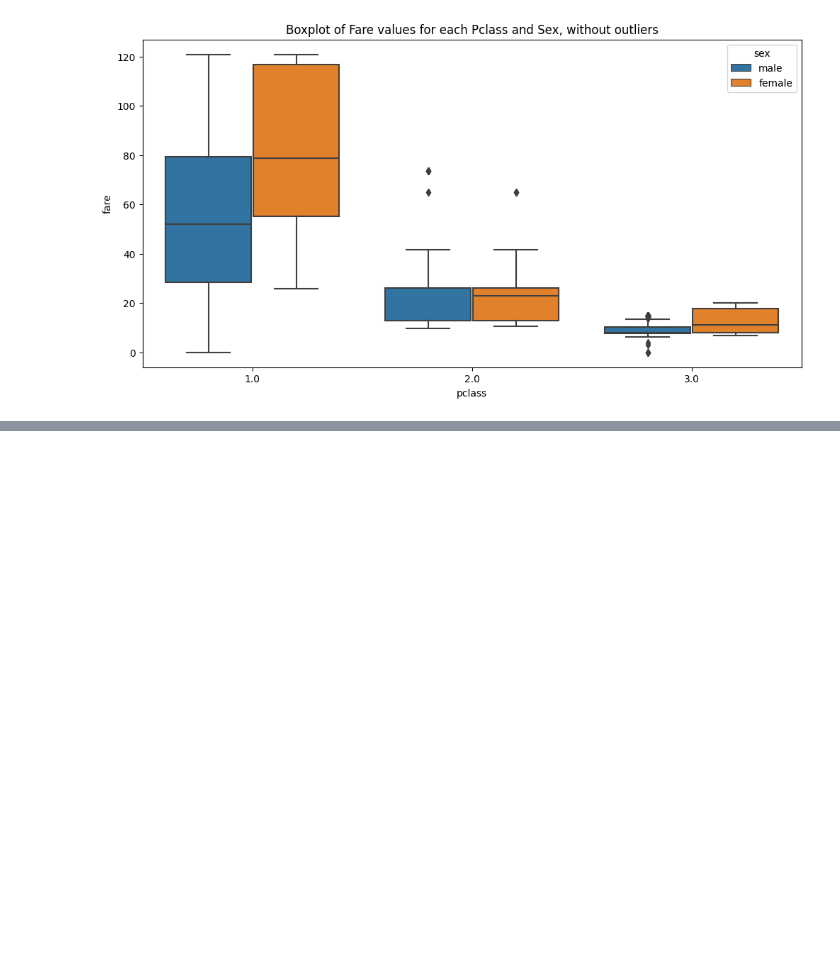
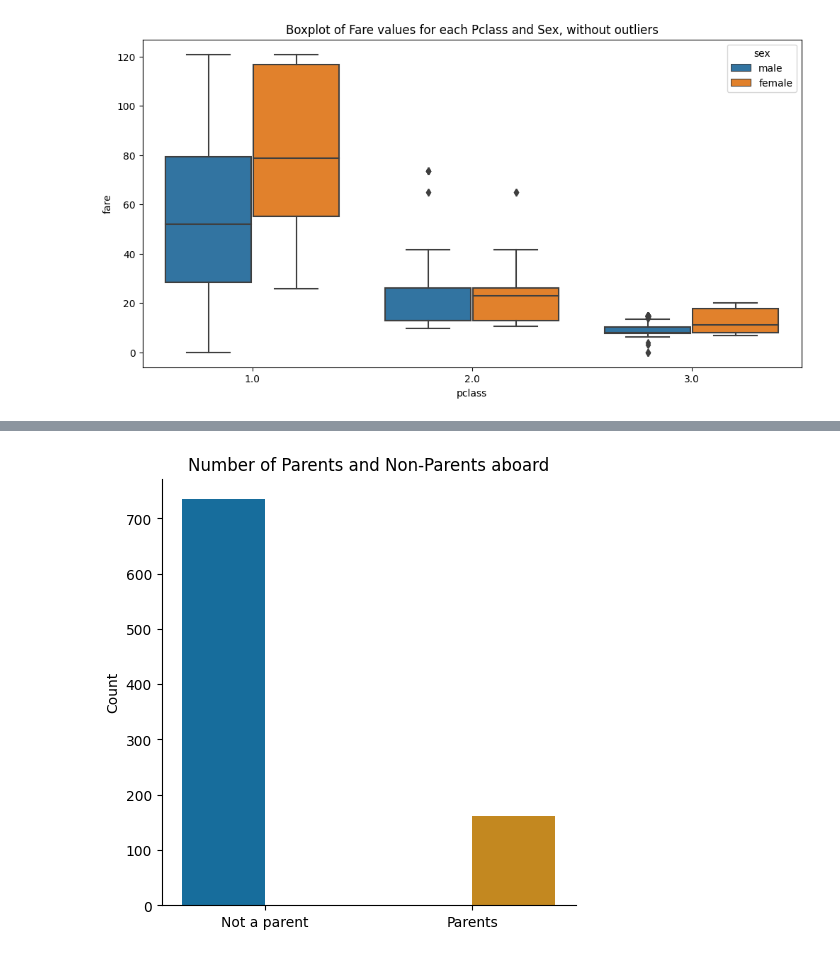
Before and after one commit to yunuxemre/Data-Mining-Example, a Jupyter notebook: TitanikVeriAnaliziV2.ipynb, the cells around one changed output, grey strips where cells are left out. Saved outputs shown, nothing was run; the diff lists cells and outputs as text; code cells hidden in the pictures; blank space fills up the shorter version.

```diff
--- a/TitanikVeriAnaliziV2.ipynb
+++ b/TitanikVeriAnaliziV2.ipynb
@@ -387,0 +443,14 @@ plt.show()
+# %%
+titanic_adults = titanic[titanic['age'] >= 15].copy()
+
+titanic_adults.loc[:, 'ParchGroup'] = titanic_adults['parch'].map({0: 'Not a parent', 1: 'Parents', 2: 'Parents', 3: 'Parents', 4: 'Parents', 5: 'Parents', 6: 'Parents'})
+
+sns.catplot(data=titanic_adults, x='ParchGroup', kind='count', hue='ParchGroup', palette='colorblind', legend = False)
+
+plt.xlabel('')
+plt.ylabel('Count')
+plt.title('Number of Parents and Non-Parents aboard')
+
+plt.show()
+# %% [output]
+[figure, added]
```
Also changed, not shown: parts of 21 cells of this notebook.
